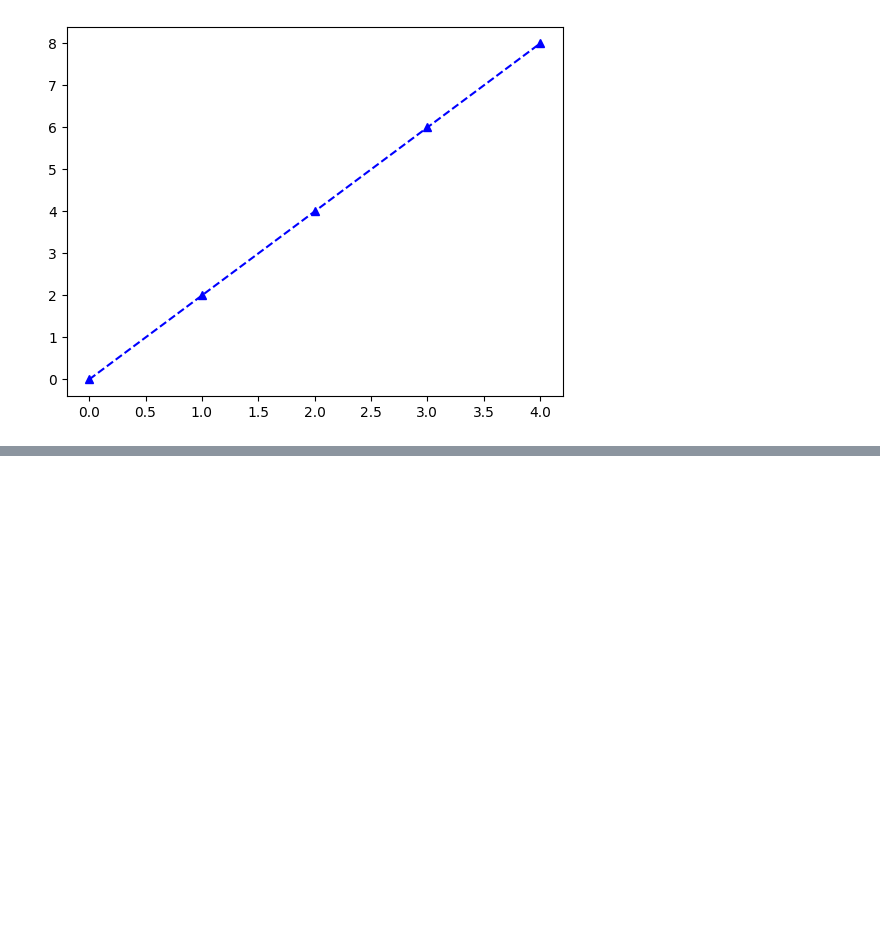
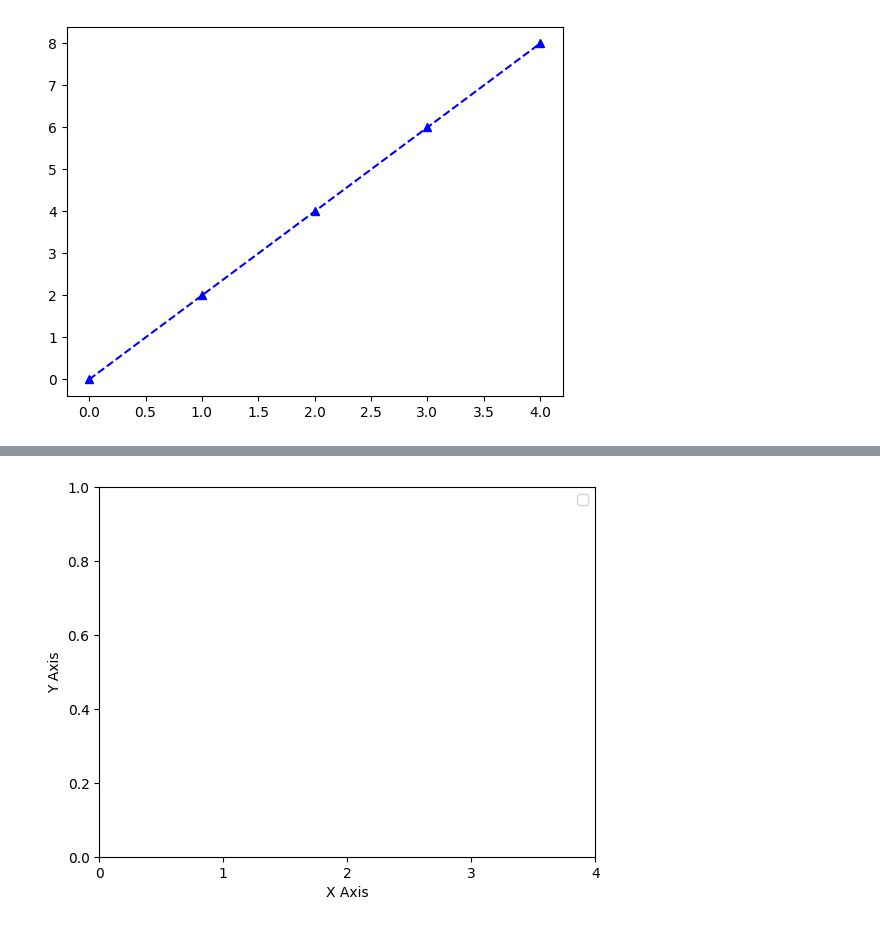
Before and after one commit to kilik42/week-1-ai-course, a Jupyter notebook: jupyter_files/week1.ipynb, the cells around one changed output, grey strips where cells are left out. Cells and saved outputs as stored; diff of their text form; code cells hidden in the pictures; blank space fills up the shorter version.

```diff
--- a/jupyter_files/week1.ipynb
+++ b/jupyter_files/week1.ipynb
@@ -942,0 +969,17 @@ x2 = np.arange(0, 4.5, 0.5)
+# %%
+plt.xlabel('X Axis')
+# this will set the label for the x-axis to "X Axis". The xlabel() function is used to add a label to the x-axis of the plot, providing context for the data being visualized.
+plt.ylabel('Y Axis')
+# this will set the label for the y-axis to "Y Axis". The ylabel() function is used to add a label to the y-axis of the plot, providing context for the data being visualized.
+plt.xticks([0, 1, 2, 3, 4])
+# this will set the tick marks on the x-axis to the specified values [0, 1, 2, 3, 4]. The xticks() function is used to customize the tick marks on the x-axis, allowing you to specify the locations of the ticks for better readability and presentation of the plot.
+plt.legend()
+# this will display the legend on the plot, which shows the labels for each plotted line or data series. The legend() function is used to add a legend to the plot, helping to identify and differentiate between multiple lines or data series based on their assigned labels.
+plt.savefig('mygraph.png', dpi=300)
+# this will save the current figure to a file named "mygraph.png" with a resolution of 300 dots per inch (DPI). The savefig() function is used to save the plot as an image file, allowing you to share or use the visualization in other contexts. The dpi parameter controls the quality of the saved image, with higher values resulting in a clearer and more detailed output.
+
+
+plt.show()
+# this will display the plot on the screen. The show() function is used to render the
+# %% [output]
+[figure, added]
```
Also changed, not shown: parts of 7 cells of this notebook, 5 other files.
